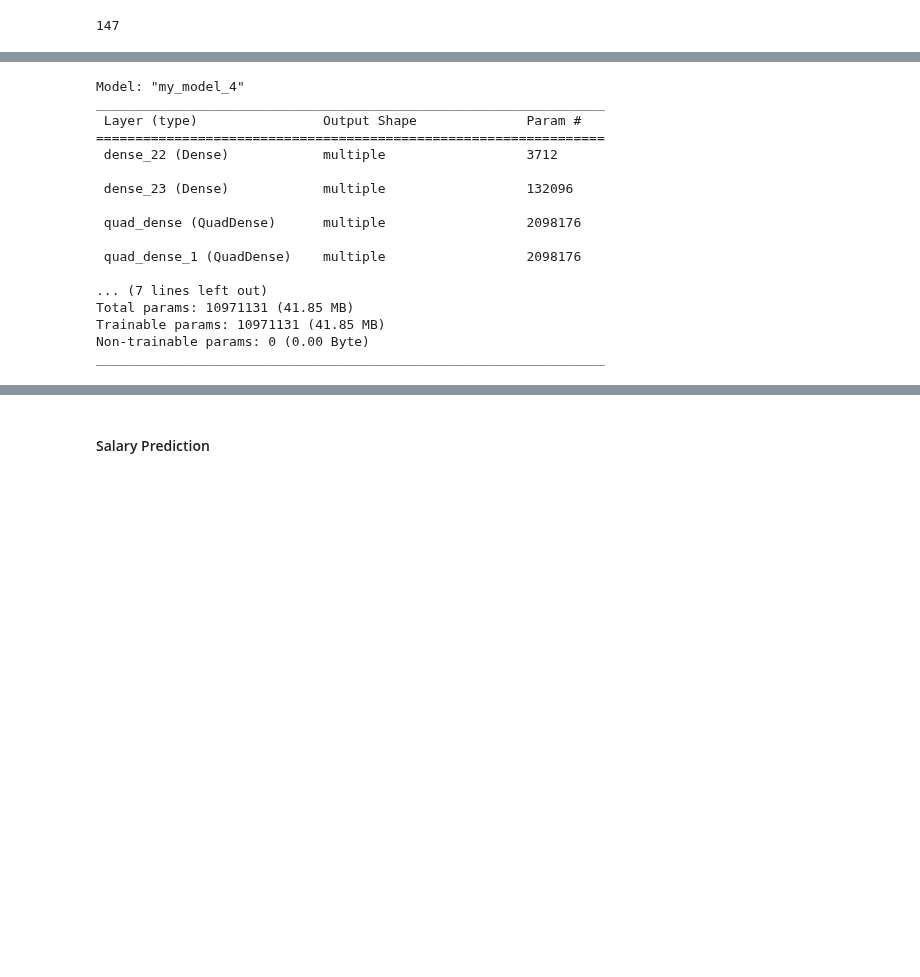
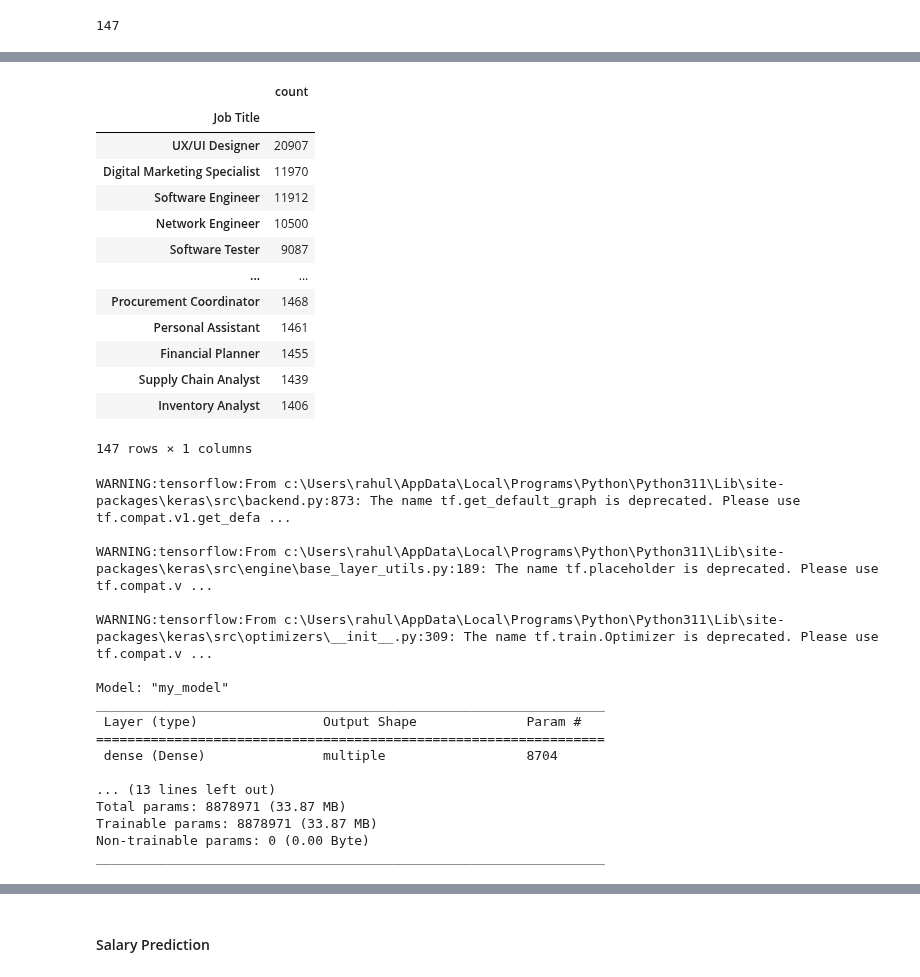
Before and after one commit to RawatRahul14/HR-Tech-Model, a Jupyter notebook: Research/05-Model_selection.ipynb, the cells around one changed output, grey strips where cells are left out. Drawn from its saved outputs; the diff is of its cells as text; code cells hidden in the pictures; blank space fills up the shorter version.

```diff
--- a/Research/05-Model_selection.ipynb
+++ b/Research/05-Model_selection.ipynb
@@ -270,3 +333,20 @@ y_test = tf.keras.utils.to_categorical(y_test, num_classes=num_classes)
+# %%
+pd.DataFrame(dataset["Job Title"].value_counts())
+# %% [output]
+|  | count |
+| Job Title |  |
+| UX/UI Designer | 20907 |
+| Digital Marketing Specialist | 11970 |
+| Software Engineer | 11912 |
+| Network Engineer | 10500 |
+| Software Tester | 9087 |
+| ... | ... |
+| Procurement Coordinator | 1468 |
+| Personal Assistant | 1461 |
+| Financial Planner | 1455 |
+| Supply Chain Analyst | 1439 |
+| Inventory Analyst | 1406 |
+147 rows × 1 columns
 # %%
 from tensorflow.keras.layers import Layer
 # %%
@@ -311,8 +391,8 @@ class MyModel(Model):
         super(MyModel, self).__init__()
         self.dense1 = Dense(128, activation='relu')
         self.dense2 = Dense(1024, activation='relu')
-        self.dense3 = QuadDense(1024, activation='relu')
-        self.dense4 = QuadDense(1024, activation='relu')
+        self.dense3 = Dense(1024, activation='relu')
+        self.dense4 = Dense(1024, activation='relu')
         self.dense5 = Dense(2056, activation='relu')
         self.dense6 = Dense(2056, activation='relu')
         self.output_layer = Dense(num_classes, activation='softmax')
@@ -327,7 +407,7 @@ class MyModel(Model):
         return self.output_layer(x)
 
 # Define the input dimension and number of classes
-input_dim = 28  # Example input dimension
+input_dim = 67  # Example input dimension
 
 # Create an instance of the model
 model = MyModel(input_dim = input_dim, num_classes = num_classes)
@@ -341,21 +421,21 @@ model.compile(optimizer='adam', loss='categorical_crossentropy', metrics=['accur
 # Summary of the model
 model.summary()
 # %% [output]
-Model: "my_model_4"
+WARNING:tensorflow:From c:\Users\rahul\AppData\Local\Programs\Python\Python311\Lib\site-packages\keras\src\backend.py:873: The name tf.get_default_graph is deprecated. Please use tf.compat.v1.get_defa ...
+
+WARNING:tensorflow:From c:\Users\rahul\AppData\Local\Programs\Python\Python311\Lib\site-packages\keras\src\engine\base_layer_utils.py:189: The name tf.placeholder is deprecated. Please use tf.compat.v ...
+
+WARNING:tensorflow:From c:\Users\rahul\AppData\Local\Programs\Python\Python311\Lib\site-packages\keras\src\optimizers\__init__.py:309: The name tf.train.Optimizer is deprecated. Please use tf.compat.v ...
+
+Model: "my_model"
 _________________________________________________________________
  Layer (type)                Output Shape              Param #
 =================================================================
- dense_22 (Dense)            multiple                  3712
+ dense (Dense)               multiple                  8704
 
- dense_23 (Dense)            multiple                  132096
-
- quad_dense (QuadDense)      multiple                  2098176
-
- quad_dense_1 (QuadDense)    multiple                  2098176
-
-... (7 lines left out)
-Total params: 10971131 (41.85 MB)
-Trainable params: 10971131 (41.85 MB)
+... (13 lines left out)
+Total params: 8878971 (33.87 MB)
+Trainable params: 8878971 (33.87 MB)
 Non-trainable params: 0 (0.00 Byte)
 _________________________________________________________________
 # %%
```
Also changed, not shown: parts of 25 cells of this notebook, 1 other file.
